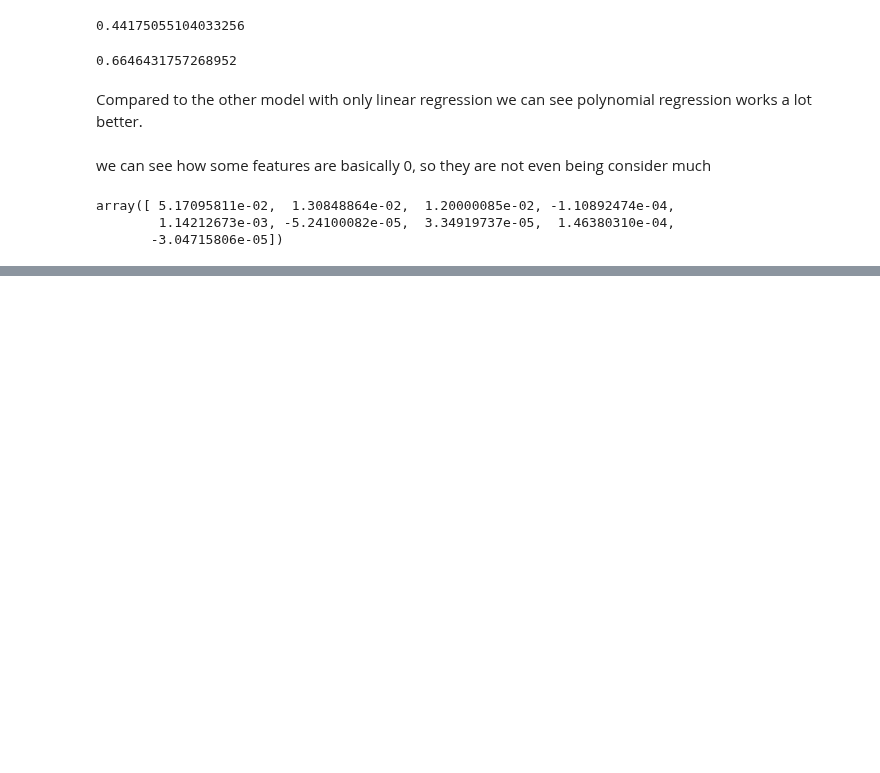
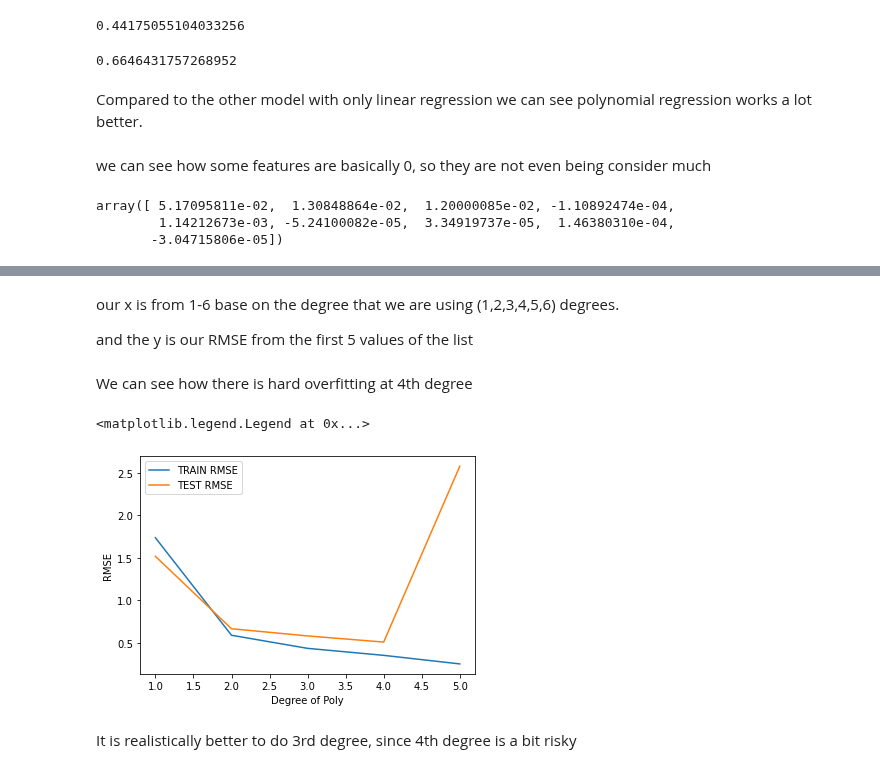
Before and after one commit to Daniel-Aguila/MLandDS, a Jupyter notebook: linearRegression.ipynb, the cells around one changed output, grey strips where cells are left out. Drawn from its saved outputs; the diff is of its cells as text; code cells hidden in the pictures; blank space fills up the shorter version.

Commit message:
Choosing best Poly degree

```diff
--- a/linearRegression.ipynb
+++ b/linearRegression.ipynb
@@ -337,0 +341,21 @@ array([ 5.17095811e-02,  1.30848864e-02,  1.20000085e-02, -1.10892474e-04,
+# %%
+train_rmse_errors = []
+test_rmse_errors = []
+
+for d in range(1,10): #from first to 10th degree
+    polynomial_converter = PolynomialFeatures(degree=d,include_bias=False)
+    poly_features = polynomial_converter.fit_transform(X)
+
+    X_train, X_test, y_train, y_test = train_test_split(poly_features,y,test_size=0.30,random_state=101)
+
+    model = LinearRegression()
+    model.fit(X_train,y_train)
+
+    train_pred = model.predict(X_train)
+    test_pred = model.predict(X_test)
+
+    train_rmse = np.sqrt(mean_squared_error(y_train,train_pred))
+    test_rmse = np.sqrt(mean_squared_error(y_test,test_pred))
+
+    train_rmse_errors.append(train_rmse)
+    test_rmse_errors.append(test_rmse)
@@ -337,0 +388,18 @@ array([ 5.17095811e-02,  1.30848864e-02,  1.20000085e-02, -1.10892474e-04,
+# %% [markdown]
+our x is from 1-6 base on the degree that we are using (1,2,3,4,5,6) degrees.
+
+and the y is our RMSE from the first 5 values of the list
+# %% [markdown]
+We can see how there is hard overfitting at 4th degree
+# %%
+plt.plot(range(1,6),train_rmse_errors[:5],label='TRAIN RMSE')
+plt.plot(range(1,6),test_rmse_errors[:5],label='TEST RMSE')
+
+plt.ylabel('RMSE')
+plt.xlabel('Degree of Poly')
+plt.legend()
+# %% [output]
+<matplotlib.legend.Legend at 0x...>
+[figure, added]
+# %% [markdown]
+It is realistically better to do 3rd degree, since 4th degree is a bit risky
```
Also changed, not shown: parts of 5 cells of this notebook.
